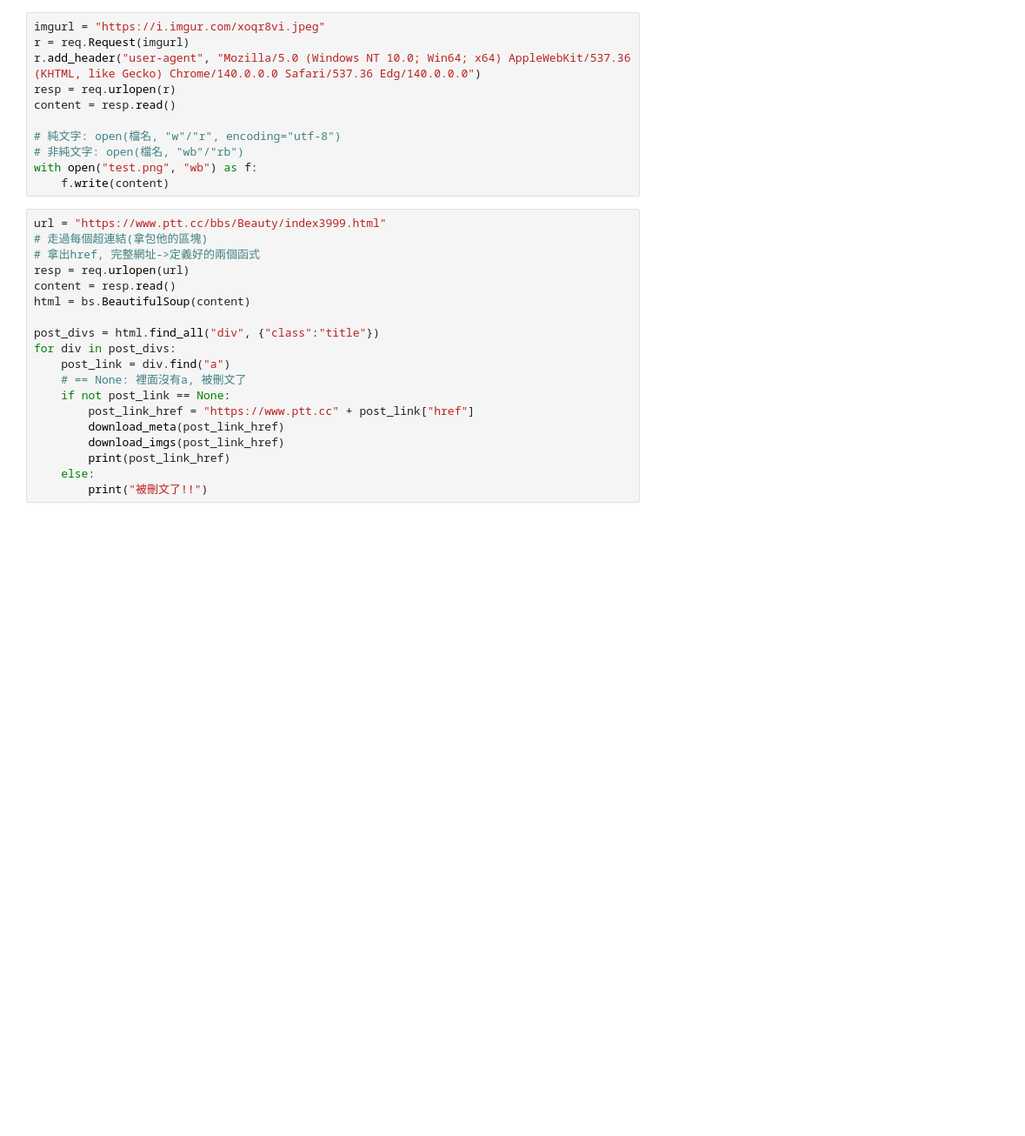
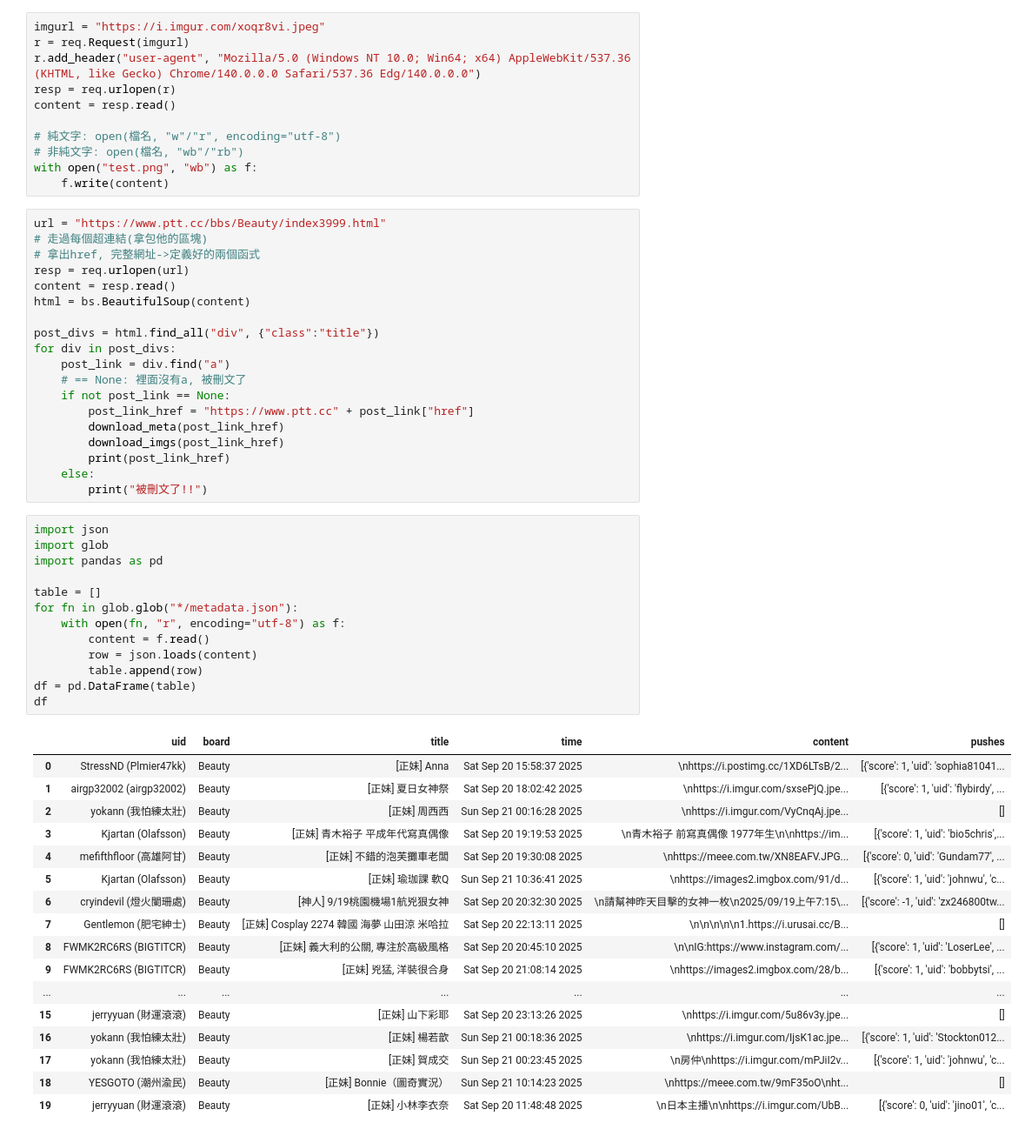
Before and after one commit to Elwing-Chou/tibame_night_20250825, a Jupyter notebook: tibame20250921.ipynb, the cells around one changed output. Shown at 87% size. Cells and saved outputs as stored; diff of their text form; blank space fills up the shorter version.

```diff
--- a/tibame20250921.ipynb
+++ b/tibame20250921.ipynb
@@ -161,3 +161,34 @@ for div in post_divs:
         print(post_link_href)
     else:
         print("被刪文了!!")
+# %%
+import json
+import glob
+import pandas as pd
+
+table = []
+for fn in glob.glob("*/metadata.json"):
+    with open(fn, "r", encoding="utf-8") as f:
+        content = f.read()
+        row = json.loads(content)
+        table.append(row)
+df = pd.DataFrame(table)
+df
+# %% [output]
+|  | uid | board | title | time | content | pushes |
+| 0 | StressND (Plmier47kk) | Beauty | [正妹] Anna | Sat Sep 20 15:58:37 2025 | \nhttps://i.postimg.cc/1XD6LTsB/2... | [{'score': 1, 'uid': 'sophia81041... |
+| 1 | airgp32002 (airgp32002) | Beauty | [正妹] 夏日女神祭 | Sat Sep 20 18:02:42 2025 | \nhttps://i.imgur.com/sxsePjQ.jpe... | [{'score': 1, 'uid': 'flybirdy', ... |
+| 2 | yokann (我怕練太壯) | Beauty | [正妹] 周西西 | Sun Sep 21 00:16:28 2025 | \nhttps://i.imgur.com/VyCnqAj.jpe... | [] |
+| 3 | Kjartan (Olafsson) | Beauty | [正妹] 青木裕子 平成年代寫真偶像 | Sat Sep 20 19:19:53 2025 | \n青木裕子 前寫真偶像 1977年生\n\nhttps://im... | [{'score': 1, 'uid': 'bio5chris',... |
+| 4 | mefifthfloor (高雄阿甘) | Beauty | [正妹] 不錯的泡芙攤車老闆 | Sat Sep 20 19:30:08 2025 | \nhttps://meee.com.tw/XN8EAFV.JPG... | [{'score': 0, 'uid': 'Gundam77', ... |
+| 5 | Kjartan (Olafsson) | Beauty | [正妹] 瑜珈課 軟Q | Sun Sep 21 10:36:41 2025 | \nhttps://images2.imgbox.com/91/d... | [{'score': 1, 'uid': 'johnwu', 'c... |
+| 6 | cryindevil (燈火闌珊處) | Beauty | [神人] 9/19桃園機場1航兇狠女神 | Sat Sep 20 20:32:30 2025 | \n請幫神昨天目擊的女神一枚\n2025/09/19上午7:15\... | [{'score': -1, 'uid': 'zx246800tw... |
+| 7 | Gentlemon (肥宅紳士) | Beauty | [正妹] Cosplay 2274 韓國 海夢 山田涼 米哈拉 | Sat Sep 20 22:13:11 2025 | \n\n\n\n\n1.https://i.urusai.cc/B... | [] |
+| 8 | FWMK2RC6RS (BIGTITCR) | Beauty | [正妹] 義大利的公關, 專注於高級風格 | Sat Sep 20 20:45:10 2025 | \n\nIG:https://www.instagram.com/... | [{'score': 1, 'uid': 'LoserLee', ... |
+| 9 | FWMK2RC6RS (BIGTITCR) | Beauty | [正妹] 兇猛, 洋裝很合身 | Sat Sep 20 21:08:14 2025 | \nhttps://images2.imgbox.com/28/b... | [{'score': 1, 'uid': 'bobbytsi', ... |
+| ... | ... | ... | ... | ... | ... | ... |
+| 15 | jerryyuan (財運滾滾) | Beauty | [正妹] 山下彩耶 | Sat Sep 20 23:13:26 2025 | \nhttps://i.imgur.com/5u86v3y.jpe... | [] |
+| 16 | yokann (我怕練太壯) | Beauty | [正妹] 楊若歆 | Sun Sep 21 00:18:36 2025 | \nhttps://i.imgur.com/IjsK1ac.jpe... | [{'score': 1, 'uid': 'Stockton012... |
+| 17 | yokann (我怕練太壯) | Beauty | [正妹] 賀成交 | Sun Sep 21 00:23:45 2025 | \n房仲\nhttps://i.imgur.com/mPJiI2v... | [{'score': 1, 'uid': 'johnwu', 'c... |
+| 18 | YESGOTO (潮州渝民) | Beauty | [正妹] Bonnie（圖奇實況） | Sun Sep 21 10:14:23 2025 | \nhttps://meee.com.tw/9mF35oO\nht... | [] |
+| 19 | jerryyuan (財運滾滾) | Beauty | [正妹] 小林李衣奈 | Sat Sep 20 11:48:48 2025 | \n日本主播\n\nhttps://i.imgur.com/UbB... | [{'score': 0, 'uid': 'jino01', 'c... |
```
